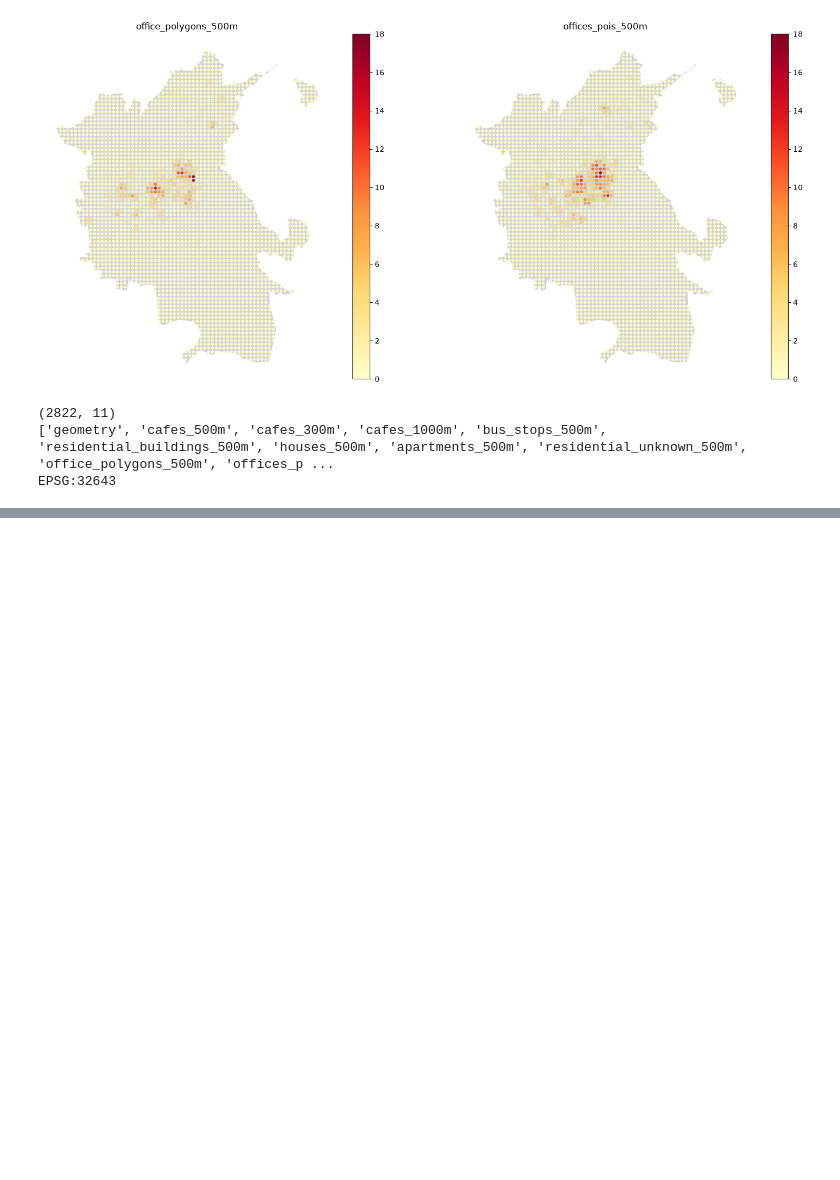
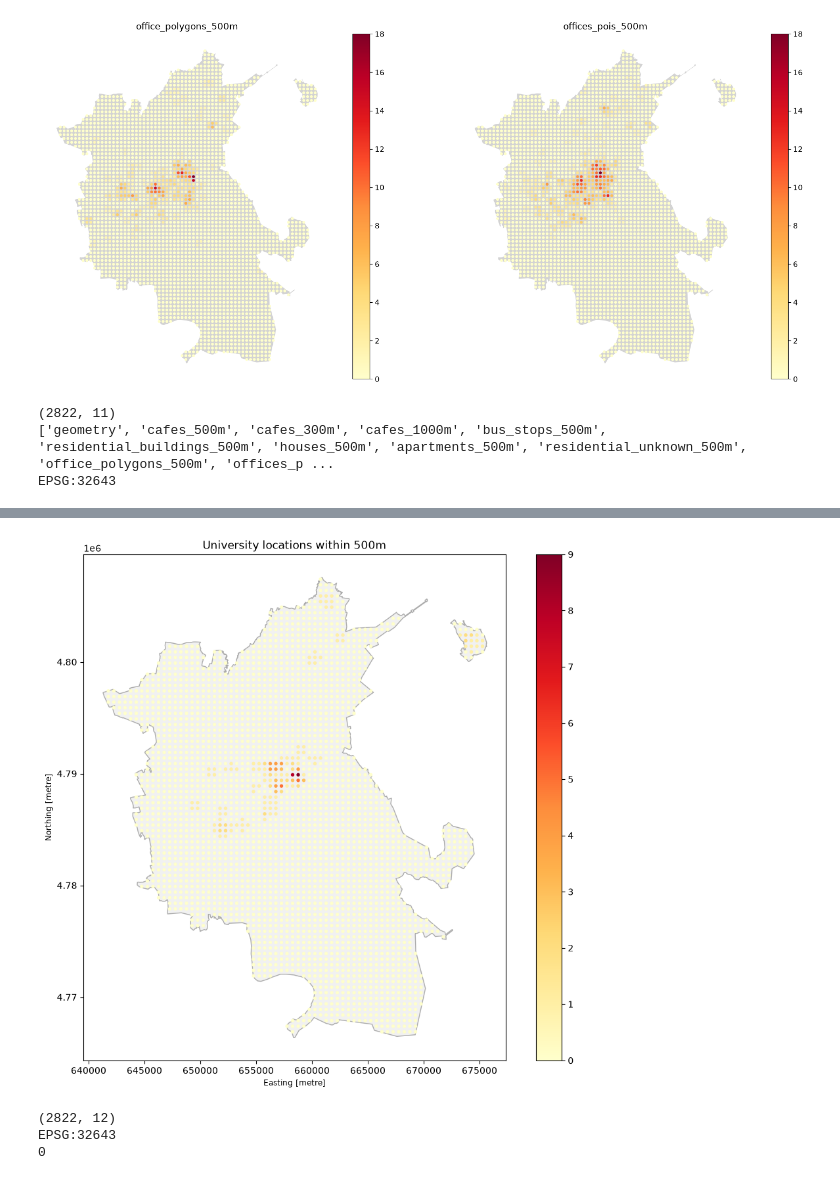
Before and after one commit to muenjmtst/business-location-ai, a Jupyter notebook: notebooks/02_candidate_locations.ipynb, the cells around one changed output, grey strips where cells are left out. Cells and saved outputs as stored; diff of their text form; code cells hidden in the pictures; blank space fills up the shorter version.

```diff
--- a/notebooks/02_candidate_locations.ipynb
+++ b/notebooks/02_candidate_locations.ipynb
@@ -1161,3 +1161,12 @@ print(points_inside_city.crs)
 (2822, 11)
 ['geometry', 'cafes_500m', 'cafes_300m', 'cafes_1000m', 'bus_stops_500m', 'residential_buildings_500m', 'houses_500m', 'apartments_500m', 'residential_unknown_500m', 'office_polygons_500m', 'offices_p ...
 EPSG:32643
+# %%
+universities = gpd.read_file(
+    "/Users/david/Desktop/business-location-ai/business-location-ai/data/processed/almaty_universities_polygons.gpkg"
+)
+
+print("Количество:", len(universities))
+print("CRS:", universities.crs)
+print(universities.geom_type.value_counts())
+print(universities[["name", "amenity", "building"]].head(10))
@@ -1163,0 +1589,14 @@ EPSG:32643
+# %%
+points_inside_city['universities_500m'] = universities_500m
+
+print(points_inside_city["universities_500m"].describe())
+
+print(
+    "Точек рядом с университетами:",
+    (points_inside_city["universities_500m"] > 0).sum()
+)
+
+print(
+    "Максимум университетских локаций:",
+    points_inside_city["universities_500m"].max()
+)
@@ -1163,0 +1615,37 @@ EPSG:32643
+# %%
+fig, ax = plt.subplots(figsize=(12, 10))
+
+almaty_m.plot(
+    ax=ax,
+    color="lightgray",
+    edgecolor="black",
+    alpha=0.3
+)
+
+points_inside_city.plot(
+    ax=ax,
+    column="universities_500m",
+    cmap="YlOrRd",
+    markersize=8,
+    legend=True,
+    vmin=0,
+    vmax=9
+)
+
+ax.set_title("University locations within 500m")
+plt.show()
+# %% [output]
+[figure, added]
+# %%
+points_inside_city.to_file(
+    "../data/processed/candidate_locations.gpkg",
+    driver="GPKG"
+)
+
+print(points_inside_city.shape)
+print(points_inside_city.crs)
+print(points_inside_city["universities_500m"].isna().sum())
+# %% [output]
+(2822, 12)
+EPSG:32643
+0
```
Also changed, not shown: parts of 22 cells of this notebook.
